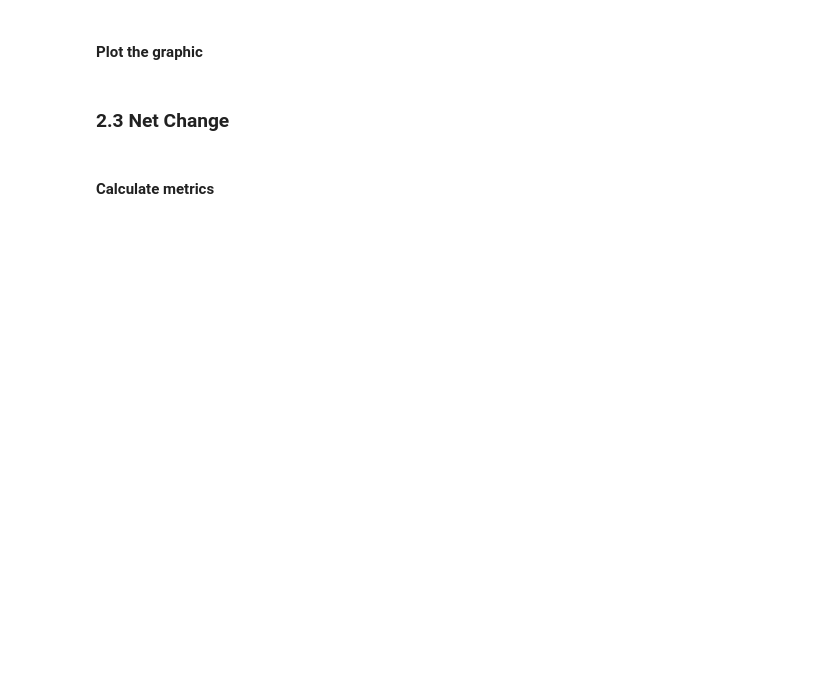
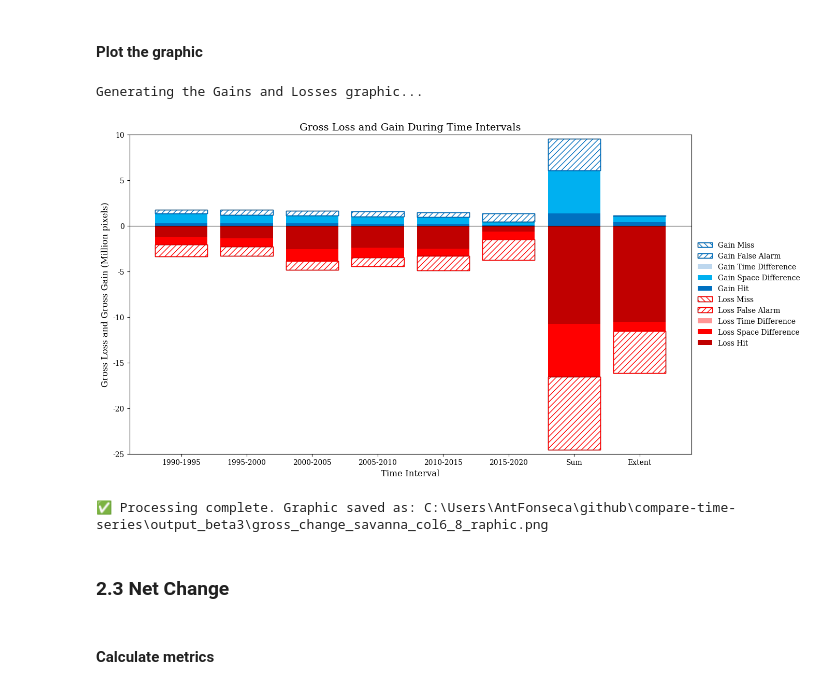
Before and after one commit to antoniovfonseca/compare-time-series, a Jupyter notebook: comparison-time-series-beta3.ipynb, the cells around one changed output. Saved outputs shown, nothing was run; the diff lists cells and outputs as text; code cells hidden in the pictures; blank space fills up the shorter version.

```diff
--- a/comparison-time-series-beta3.ipynb
+++ b/comparison-time-series-beta3.ipynb
@@ -670,7 +707,7 @@ def millions_formatter(y, pos):
     """Formats the y-axis tick by dividing by 1 million."""
     return f'{y / 1_000_000:.0f}'
 ax.yaxis.set_major_formatter(FuncFormatter(millions_formatter))
-# ax.set_ylim(-60_000_000, 60_000_000) # Optional: uncomment to set manual limits
+ax.set_ylim(-25_000_000, 10_000_000) # Optional: uncomment to set manual limits
 ax.set_ylabel(
     'Gross Loss and Gross Gain (Million pixels)',
     fontsize=12
@@ -708,34 +745,38 @@ order = [
 ordered_handles = [legend_dict.get(label) for label in order if label in legend_dict]
 ordered_labels = [label for label in order if label in legend_dict]
 
 legend = ax.legend(
     handles=ordered_handles,
     labels=ordered_labels,
     loc='center left',
     bbox_to_anchor=(1, 0.5),
     frameon=False,
     alignment='left'
 )
 legend.get_title().set_ha('left')
 for text in legend.get_texts():
     text.set_ha('left')
 
 # --- save the graphic ---
-output_filename = f'gross_change_{class_name}_graphic.png'
+output_filename = f'gross_change_{class_name}_col6_8_raphic.png'
 final_path = os.path.join(
     output_path,
     output_filename
 )
 
 plt.savefig(
     final_path,
     dpi=300,
     bbox_inches='tight'
 )
 
 plt.show()
 
 print(f"\n✅ Processing complete. Graphic saved as: {final_path}")
+# %% [output]
+Generating the Gains and Losses graphic...
+[figure, added]
+✅ Processing complete. Graphic saved as: C:\Users\AntFonseca\github\compare-time-series\output_beta3\gross_change_savanna_col6_8_raphic.png
 # %% [markdown]
 ### 2.3 Net Change
 # %% [markdown]
```
Also changed, not shown: parts of 14 cells of this notebook, 24 other files.
